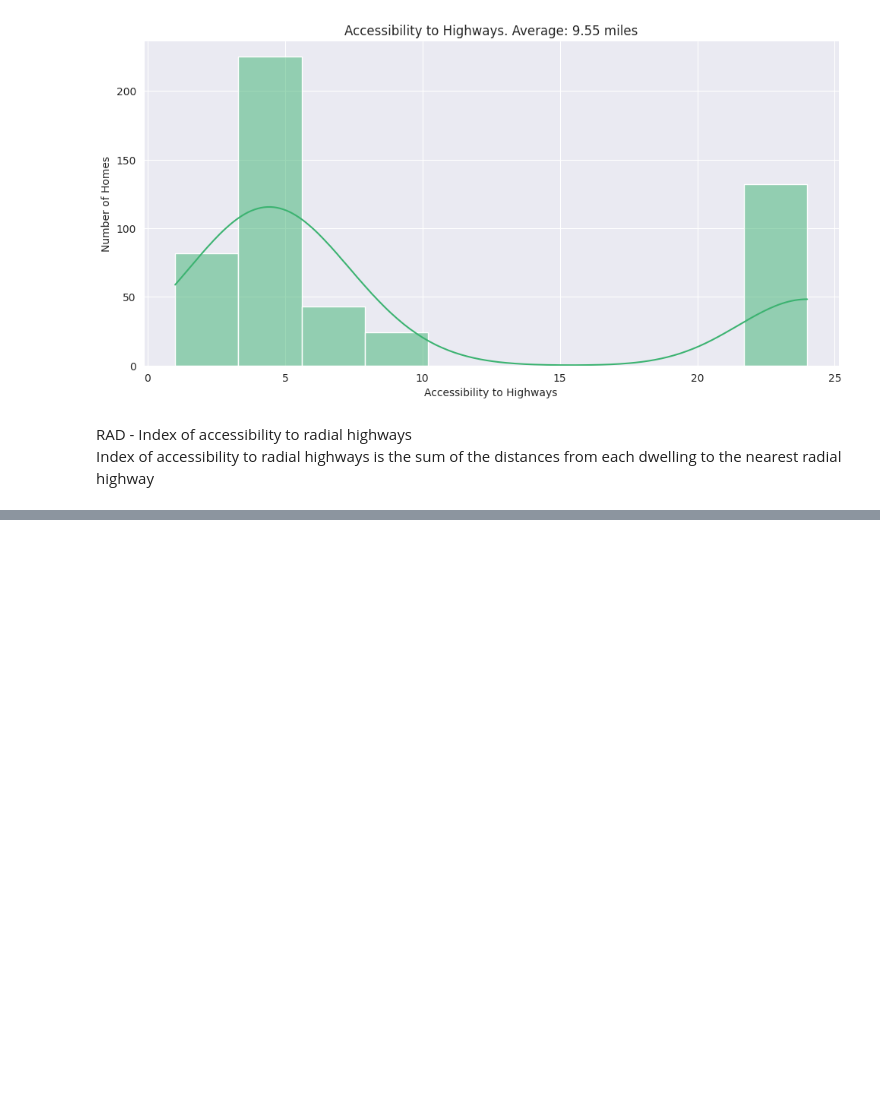
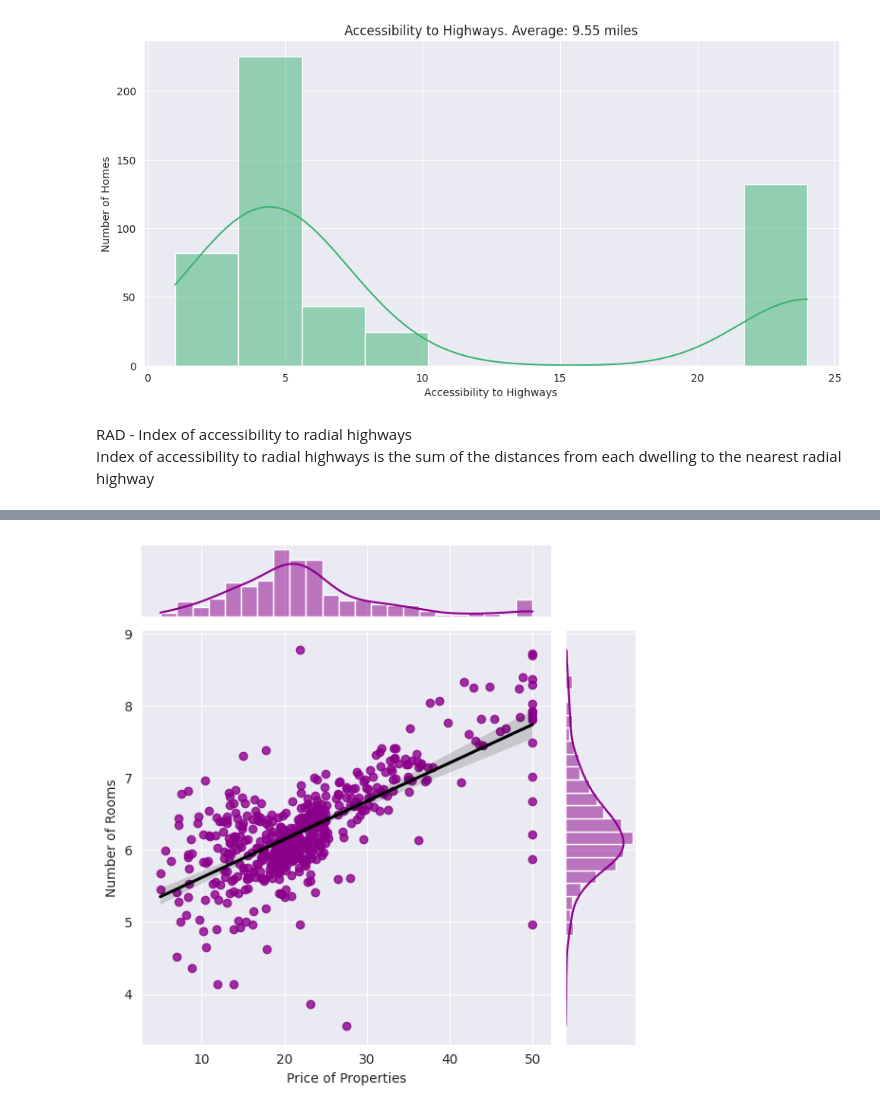
Before and after one commit to DejusDevspace/house-price-prediction, a Jupyter notebook: house_price.ipynb, the cells around one changed output, grey strips where cells are left out. Saved outputs shown, nothing was run; the diff lists cells and outputs as text; code cells hidden in the pictures; blank space fills up the shorter version.

```diff
--- a/house_price.ipynb
+++ b/house_price.ipynb
@@ -253,0 +288,18 @@ river_dis.show()
+# %%
+# Relationship between RM and PRICE
+with sns.axes_style('darkgrid'):
+    sns.jointplot(
+        dataset,
+        x='PRICE',
+        y='RM',
+        kind='reg',
+        joint_kws={'line_kws': {'color': 'black'}},
+        color='darkmagenta',
+    )
+
+plt.xlabel('Price of Properties')
+plt.ylabel('Number of Rooms')
+
+plt.show()
+# %% [output]
+[figure, added]
```
Also changed, not shown: parts of 8 cells of this notebook.
